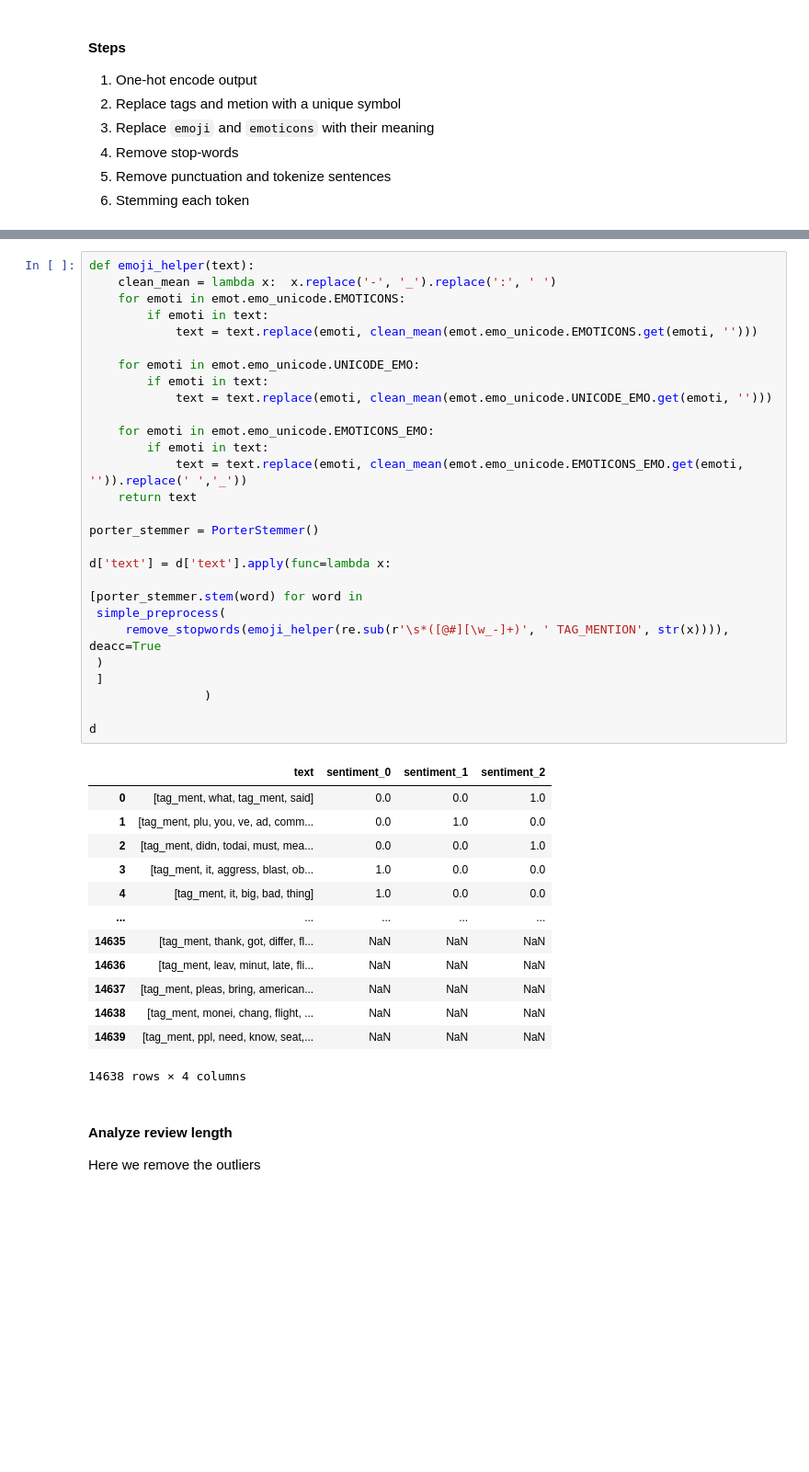
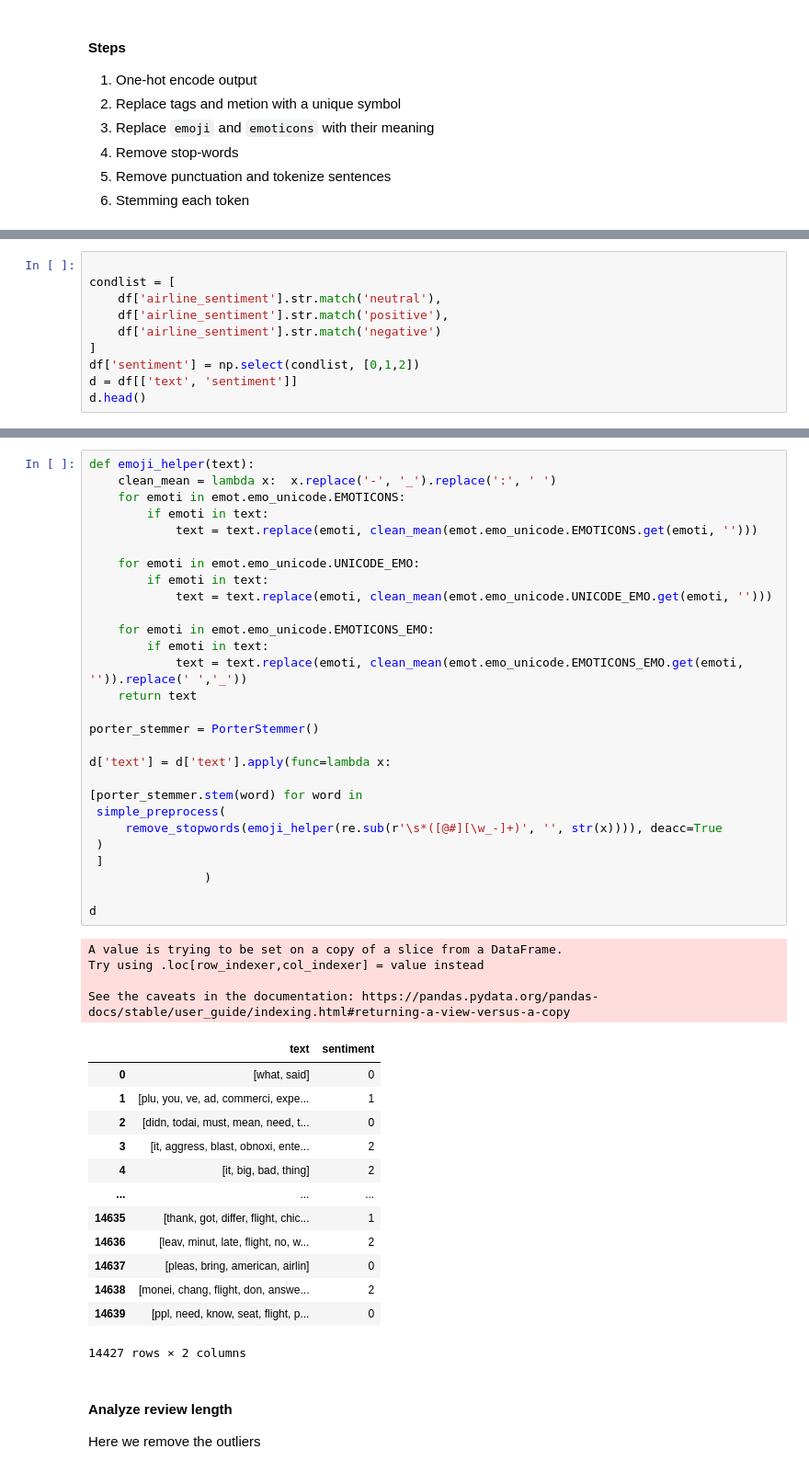
Before and after one commit to alimoezzi/deepLearningRecipes, a Jupyter notebook: pytorch_twitter_sentiment_analysis.ipynb, the cells around one changed output, grey strips where cells are left out. Shown at 92% size. Drawn from its saved outputs; the diff is of its cells as text; blank space fills up the shorter version.

```diff
--- a/pytorch_twitter_sentiment_analysis.ipynb
+++ b/pytorch_twitter_sentiment_analysis.ipynb
@@ -163,0 +155,10 @@ d
+# %%
+
+condlist = [
+    df['airline_sentiment'].str.match('neutral'),
+    df['airline_sentiment'].str.match('positive'),
+    df['airline_sentiment'].str.match('negative')
+]
+df['sentiment'] = np.select(condlist, [0,1,2])
+d = df[['text', 'sentiment']]
+d.head()
@@ -164,45 +172,49 @@ d
 # %%
 def emoji_helper(text):
     clean_mean = lambda x:  x.replace('-', '_').replace(':', ' ')
     for emoti in emot.emo_unicode.EMOTICONS:
         if emoti in text:
             text = text.replace(emoti, clean_mean(emot.emo_unicode.EMOTICONS.get(emoti, '')))
 
     for emoti in emot.emo_unicode.UNICODE_EMO:
         if emoti in text:
             text = text.replace(emoti, clean_mean(emot.emo_unicode.UNICODE_EMO.get(emoti, '')))
 
     for emoti in emot.emo_unicode.EMOTICONS_EMO:
         if emoti in text:
             text = text.replace(emoti, clean_mean(emot.emo_unicode.EMOTICONS_EMO.get(emoti, '')).replace(' ','_'))
     return text
 
 porter_stemmer = PorterStemmer()
 
 d['text'] = d['text'].apply(func=lambda x:
 
 [porter_stemmer.stem(word) for word in
  simple_preprocess(
-     remove_stopwords(emoji_helper(re.sub(r'\s*([@#][\w_-]+)', ' TAG_MENTION', str(x)))), deacc=True
+     remove_stopwords(emoji_helper(re.sub(r'\s*([@#][\w_-]+)', '', str(x)))), deacc=True
  )
  ]
                 )
 
 d
 # %% [output]
+A value is trying to be set on a copy of a slice from a DataFrame.
+Try using .loc[row_indexer,col_indexer] = value instead
+
+See the caveats in the documentation: https://pandas.pydata.org/pandas-docs/stable/user_guide/indexing.html#returning-a-view-versus-a-copy
-|  | text | sentiment_0 | sentiment_1 | sentiment_2 |
-| 0 | [tag_ment, what, tag_ment, said] | 0.0 | 0.0 | 1.0 |
-| 1 | [tag_ment, plu, you, ve, ad, comm... | 0.0 | 1.0 | 0.0 |
-| 2 | [tag_ment, didn, todai, must, mea... | 0.0 | 0.0 | 1.0 |
-| 3 | [tag_ment, it, aggress, blast, ob... | 1.0 | 0.0 | 0.0 |
-| 4 | [tag_ment, it, big, bad, thing] | 1.0 | 0.0 | 0.0 |
-| ... | ... | ... | ... | ... |
-| 14635 | [tag_ment, thank, got, differ, fl... | NaN | NaN | NaN |
-| 14636 | [tag_ment, leav, minut, late, fli... | NaN | NaN | NaN |
-| 14637 | [tag_ment, pleas, bring, american... | NaN | NaN | NaN |
-| 14638 | [tag_ment, monei, chang, flight, ... | NaN | NaN | NaN |
-| 14639 | [tag_ment, ppl, need, know, seat,... | NaN | NaN | NaN |
+|  | text | sentiment |
+| 0 | [what, said] | 0 |
+| 1 | [plu, you, ve, ad, commerci, expe... | 1 |
+| 2 | [didn, todai, must, mean, need, t... | 0 |
+| 3 | [it, aggress, blast, obnoxi, ente... | 2 |
+| 4 | [it, big, bad, thing] | 2 |
+| ... | ... | ... |
+| 14635 | [thank, got, differ, flight, chic... | 1 |
+| 14636 | [leav, minut, late, flight, no, w... | 2 |
+| 14637 | [pleas, bring, american, airlin] | 0 |
+| 14638 | [monei, chang, flight, don, answe... | 2 |
+| 14639 | [ppl, need, know, seat, flight, p... | 0 |
-14638 rows × 4 columns
+14427 rows × 2 columns
 # %% [markdown]
 #### Analyze review length
 Here we remove the outliers
```
Also changed, not shown: parts of 11 cells of this notebook.
